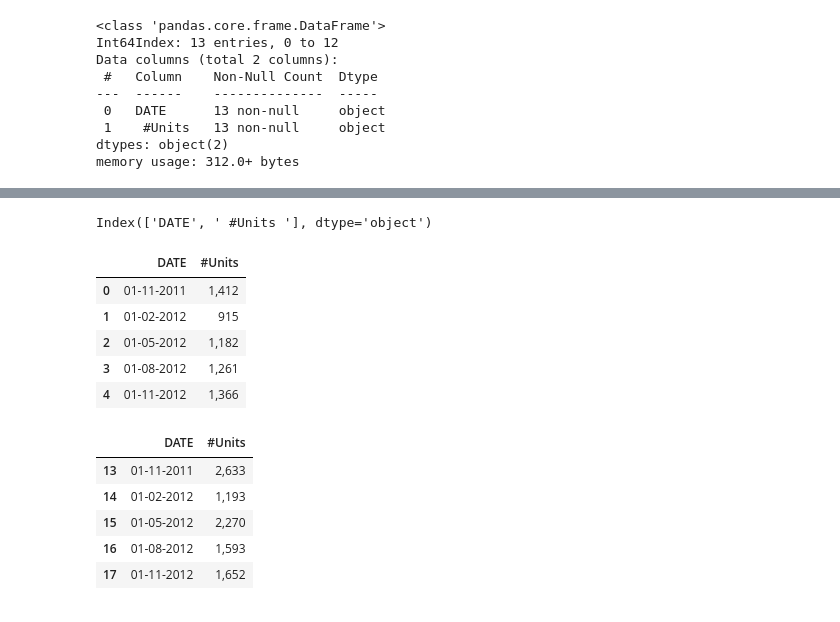
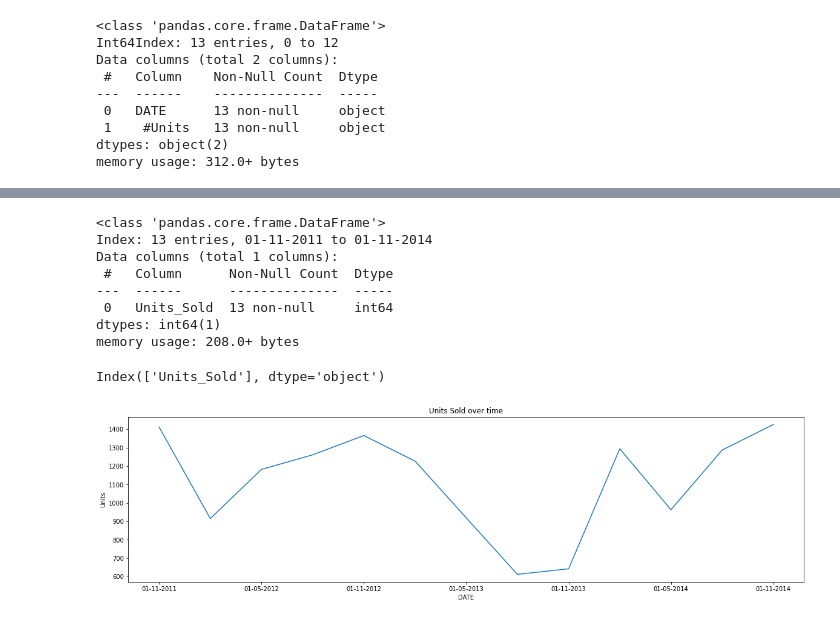
Before and after one commit to hargurjeet/hpe, a Jupyter notebook: Problem1_Time_series.ipynb, the cells around one changed output, grey strips where cells are left out. Saved outputs shown, nothing was run; the diff lists cells and outputs as text; code cells hidden in the pictures.

```diff
--- a/Problem1_Time_series.ipynb
+++ b/Problem1_Time_series.ipynb
@@ -62,3 +62,26 @@ Data columns (total 2 columns):
  1    #Units   13 non-null     object
 dtypes: object(2)
 memory usage: 312.0+ bytes
+# %%
+# Function to convert Date to valid format
+
+def data_converstion(df):
+  # code block to type cast date column
+  df[['Month','Year']] = df['DATE'].str.split('-',expand=True)
+  df.Year = '20' + df.Year
+  df['DATE'] = df.Month + '-' + df.Year
+  df.DATE = pd.to_datetime(df.DATE).dt.strftime('%d-%m-%Y')
+
+  #Selecting only the required columns
+  df = df[['DATE', ' #Units ']]
+
+  #Setting the date column to be the index
+  df.set_index("DATE", drop=True, inplace=True)
+  df.rename(columns={' #Units ': 'Units_Sold'}, inplace=True)
+
+  #Type casting the Units_sold column
+  df['Units_Sold'] = df['Units_Sold'].str.replace(',', '').astype(int).apply(pd.to_numeric)
+  return df
+
+sku1 = data_converstion(df_sku_1)
+sku2 = data_converstion(df_sku_2)
@@ -65,4 +97,15 @@ memory usage: 312.0+ bytes
+# %%
+sku1.info()
+# %% [output]
+<class 'pandas.core.frame.DataFrame'>
+Index: 13 entries, 01-11-2011 to 01-11-2014
+Data columns (total 1 columns):
+ #   Column      Non-Null Count  Dtype
+---  ------      --------------  -----
+ 0   Units_Sold  13 non-null     int64
+dtypes: int64(1)
+memory usage: 208.0+ bytes
 # %%
-df_sku_1.columns
+sku1.columns
 # %% [output]
-Index(['DATE', ' #Units '], dtype='object')
+Index(['Units_Sold'], dtype='object')
@@ -82,18 +112,7 @@ sku2 = data_converstion(df_sku_2)
-# %%
-sku1.head()
-# %% [output]
-|  | DATE | #Units |
-| 0 | 01-11-2011 | 1,412 |
-| 1 | 01-02-2012 | 915 |
-| 2 | 01-05-2012 | 1,182 |
-| 3 | 01-08-2012 | 1,261 |
-| 4 | 01-11-2012 | 1,366 |
-# %%
-sku2.head()
-# %% [output]
-|  | DATE | #Units |
-| 13 | 01-11-2011 | 2,633 |
-| 14 | 01-02-2012 | 1,193 |
-| 15 | 01-05-2012 | 2,270 |
-| 16 | 01-08-2012 | 1,593 |
-| 17 | 01-11-2012 | 1,652 |
+# %%
+plt.rcParams['figure.figsize'] = (20, 5)
+plt.title('Units Sold over time')
+plt.ylabel('Units')
+sku1.Units_Sold.plot() ;
+# %% [output]
+[figure, added]
```
Also changed, not shown: parts of 2 cells of this notebook.
